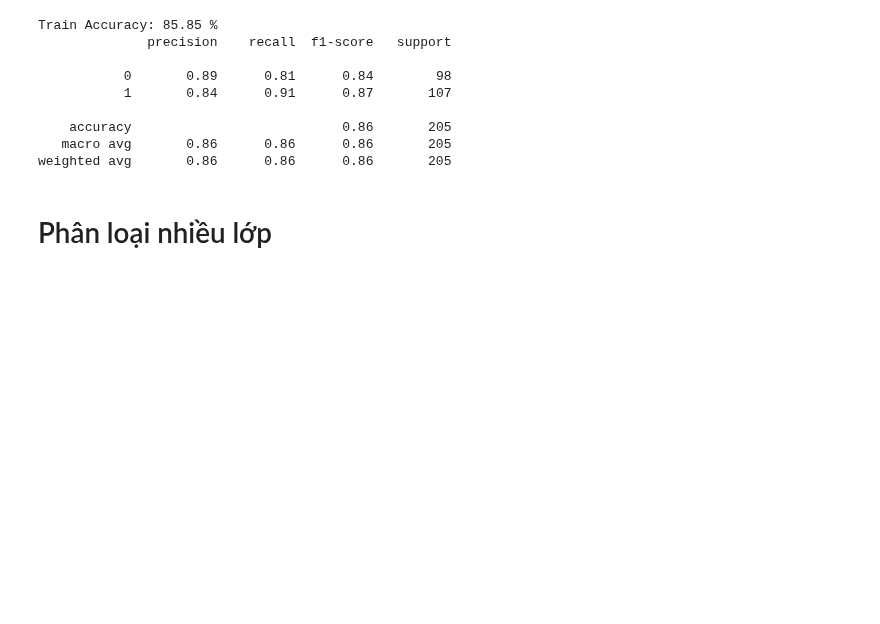
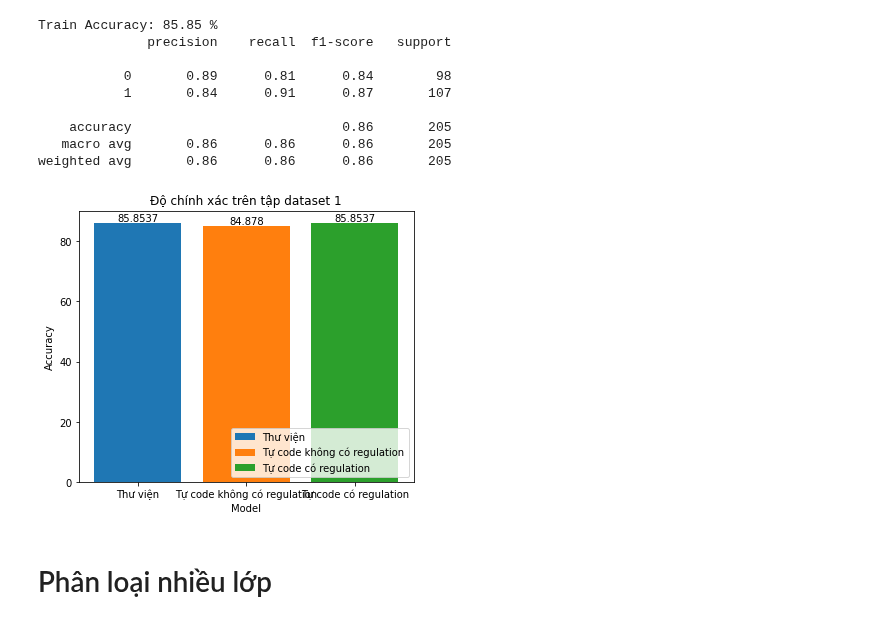
Before and after one commit to ddotu2612/BTL_MachineLearning, a Jupyter notebook: LogisReg_Thang.ipynb, the cells around one changed output. Drawn from its saved outputs; the diff is of its cells as text; code cells hidden in the pictures; blank space fills up the shorter version.

```diff
--- a/LogisReg_Thang.ipynb
+++ b/LogisReg_Thang.ipynb
@@ -74,12 +74,15 @@ x = (x_data - np.min(x_data)) / (np.max(x_data) - np.min(x_data)).values
 # %%
 x_train, x_test, y_train, y_test = train_test_split(x, y,test_size = 0.2,random_state=0)
 # %%
+max_accuracy = []
 accuracies = {}
 
 lr = LogisticRegression()
 lr.fit(x_train,y_train)
 acc = lr.score(x_test,y_test)*100
 
+max_accuracy.append(acc)
+
 accuracies['Logistic Regression'] = acc
 print("Test Accuracy {:.2f}%".format(acc))
 # %% [output]
@@ -242,6 +245,8 @@ def predict(theta, X):
 # Tính toán giá trị dự đoán
 p = predict(theta, x_test)
 print('Train Accuracy: {:.2f} %'.format(np.mean(p == y_test) * 100))
+
+max_accuracy.append(np.mean(p == y_test) * 100)
 # %% [output]
 Train Accuracy: 84.88 %
 # %% [markdown]
@@ -305,6 +310,7 @@ theta = res.x
 p = predict(theta, x_test)
 
 print('Train Accuracy: %.2f %%' % (np.mean(p == y_test) * 100))
+max_accuracy.append(np.mean(p == y_test) * 100)
 
 from sklearn.metrics import classification_report
 print(classification_report(y_test, p))
@@ -433,6 +440,27 @@ Train Accuracy: 85.85 %
     accuracy                           0.86       205
    macro avg       0.86      0.86      0.86       205
 weighted avg       0.86      0.86      0.86       205
+# %%
+from matplotlib import pyplot as plt
+
+fig = plt.figure(figsize = (6, 5))
+labels = ["Thư viện", "Tự code không có regulation", "Tự code có regulation"]
+# creating the bar plot
+p1 = plt.bar(labels[0], max_accuracy[0])
+p2 = plt.bar(labels[1], max_accuracy[1])
+p3 = plt.bar(labels[2], max_accuracy[2])
+
+plt.xlabel("Model")
+plt.ylabel("Accuracy")
+plt.title("Độ chính xác trên tập dataset 1")
+plt.bar_label(p1)
+plt.bar_label(p2)
+plt.bar_label(p3)
+plt.xticks(np.arange(len(labels)), labels)
+plt.legend(labels, loc ="lower right")
+plt.show()
+# %% [output]
+[figure, added]
 # %% [markdown]
 # Phân loại nhiều lớp
 # %%
```
Also changed, not shown: parts of 7 cells of this notebook, 1 other file.
